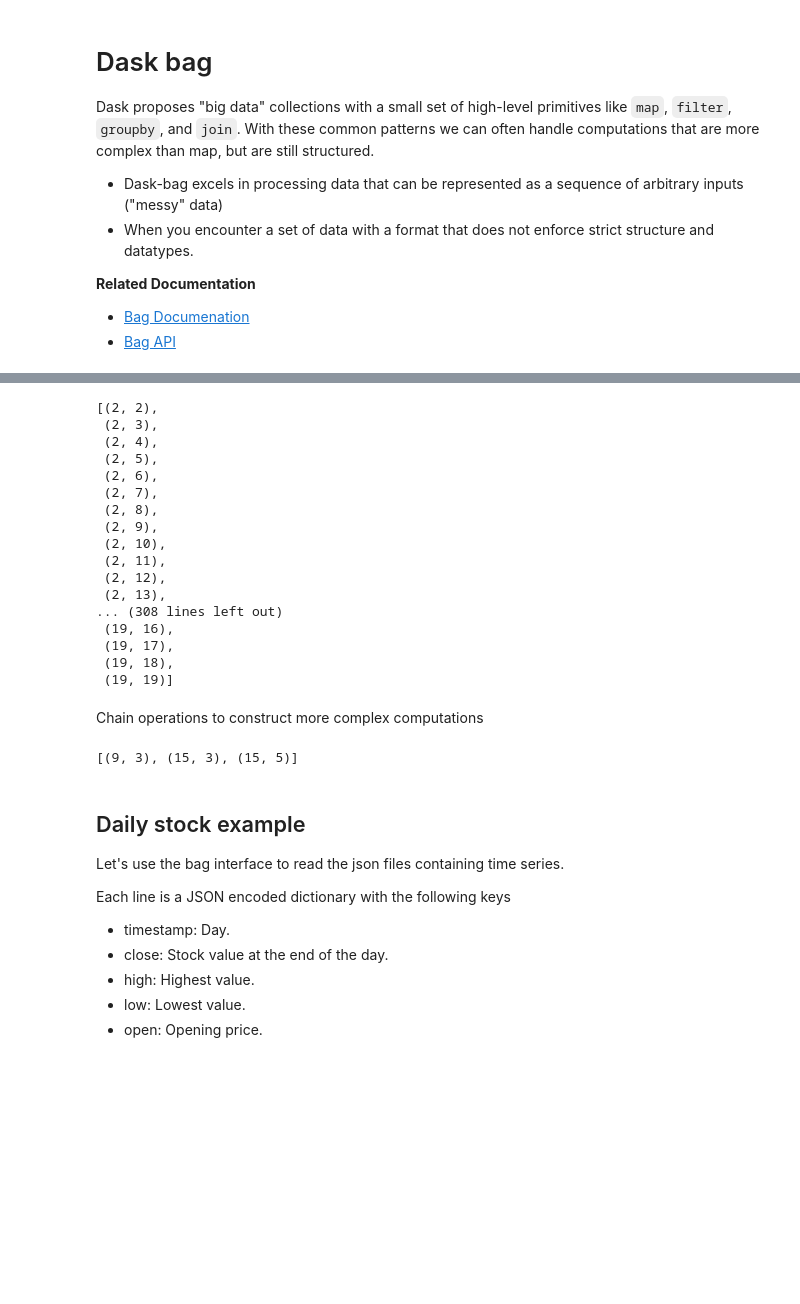
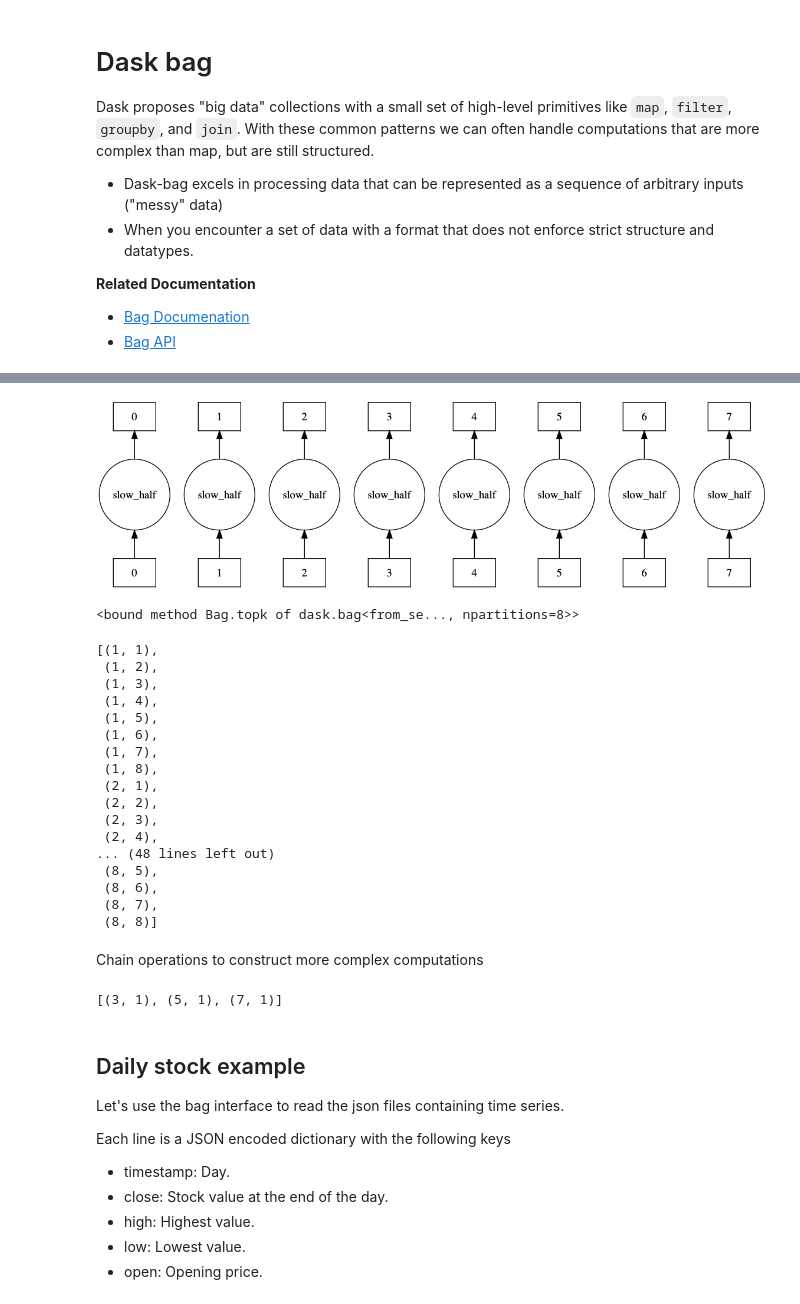
Before and after one commit to ABommel/big-data, a Jupyter notebook: notebooks/09.DaskBag.ipynb, the cells around one changed output, grey strips where cells are left out. Cells and saved outputs as stored; diff of their text form; code cells hidden in the pictures; blank space fills up the shorter version.

```diff
--- a/notebooks/09.DaskBag.ipynb
+++ b/notebooks/09.DaskBag.ipynb
@@ -11,6 +11,6 @@ Dask proposes "big data" collections with a small set of high-level primitives l
 *  [Bag Documenation](http://dask.pydata.org/en/latest/bag.html)
 *  [Bag API](http://dask.pydata.org/en/latest/bag-api.html)
 # %%
-data = list(range(2,20))
+data = list(range(1,9))
 data
 # %% [output]
@@ -48,24 +48,32 @@ Wall time: 3.05 s
+# %%
+res.visualize()
+# %% [output]
+[figure, added]
+# %%
+b.topk
+# %% [output]
+<bound method Bag.topk of dask.bag<from_se..., npartitions=8>>
 # %%
 b.product(b).compute() # Cartesian product of each pair
 # of elements in two sequences (or the same sequence in this case)
 # %% [output]
-[(2, 2),
+[(1, 1),
+ (1, 2),
+ (1, 3),
+ (1, 4),
+ (1, 5),
+ (1, 6),
+ (1, 7),
+ (1, 8),
+ (2, 1),
+ (2, 2),
  (2, 3),
  (2, 4),
- (2, 5),
- (2, 6),
- (2, 7),
- (2, 8),
- (2, 9),
- (2, 10),
- (2, 11),
- (2, 12),
- (2, 13),
-... (308 lines left out)
- (19, 16),
- (19, 17),
- (19, 18),
- (19, 19)]
+... (48 lines left out)
+ (8, 5),
+ (8, 6),
+ (8, 7),
+ (8, 8)]
 # %% [markdown]
 Chain operations to construct more complex computations
 # %%
@@ -74,7 +82,7 @@ Chain operations to construct more complex computations
   .filter( lambda v : v[0] % v[1] == 0 and v[0] != v[1])
   .compute())
 # %% [output]
-[(9, 3), (15, 3), (15, 5)]
+[(3, 1), (5, 1), (7, 1)]
 # %% [markdown]
 ## Daily stock example
 
```
Also changed, not shown: parts of 30 cells of this notebook.
